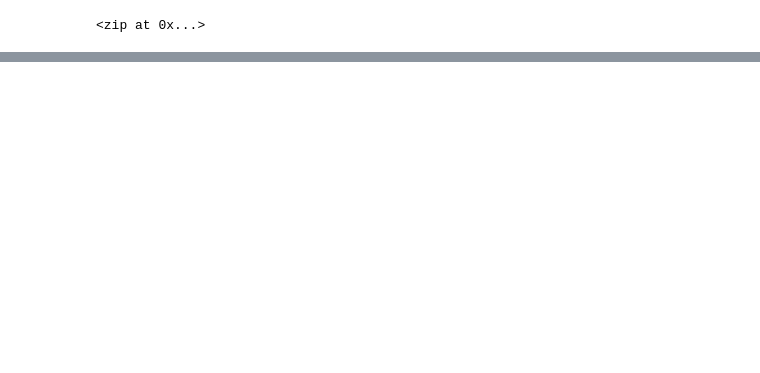
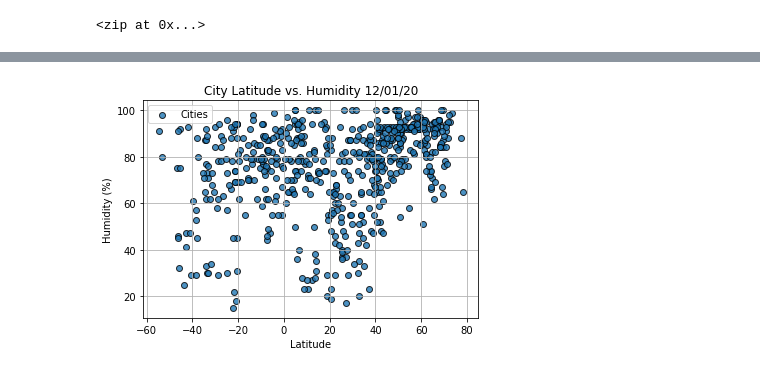
Before and after one commit to WalterMarikwa/World_Weather_Analysis, a Jupyter notebook: WeatherPy.ipynb, the cells around one changed output, grey strips where cells are left out. Drawn from its saved outputs; the diff is of its cells as text; code cells hidden in the pictures; blank space fills up the shorter version.

```diff
--- a/WeatherPy.ipynb
+++ b/WeatherPy.ipynb
@@ -64,17 +207,22 @@ NameError: name 'plt' is not defined
 # %%
-# Build the scatter plots for latitude vs. humidity.
+# Build the scatter plot for latitude vs. humidity.
 plt.scatter(lats,
             humidity,
             edgecolor="black", linewidths=1, marker="o",
             alpha=0.8, label="Cities")
 
 # Incorporate the other graph properties.
 plt.title(f"City Latitude vs. Humidity "+ time.strftime("%x"))
 plt.ylabel("Humidity (%)")
 plt.xlabel("Latitude")
 plt.grid(True)
+plt.legend()
+
 # Save the figure.
 plt.savefig("weather_data/Fig2.png")
+
 # Show plot.
 plt.show()
+# %% [output]
+[figure, added]
 # %%
```
Also changed, not shown: parts of 29 cells of this notebook, 16 other files.
